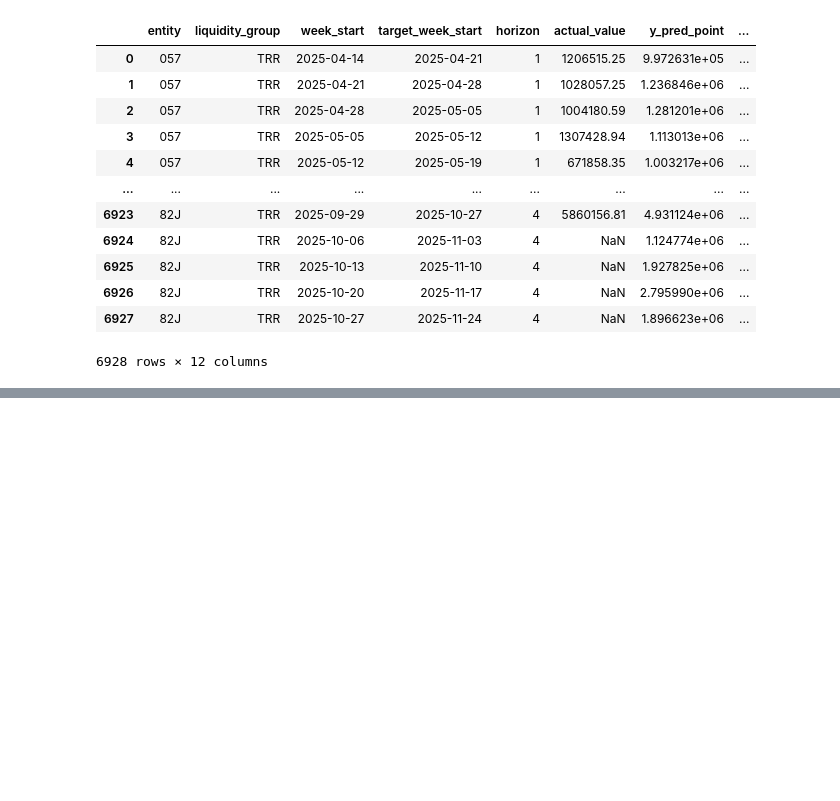
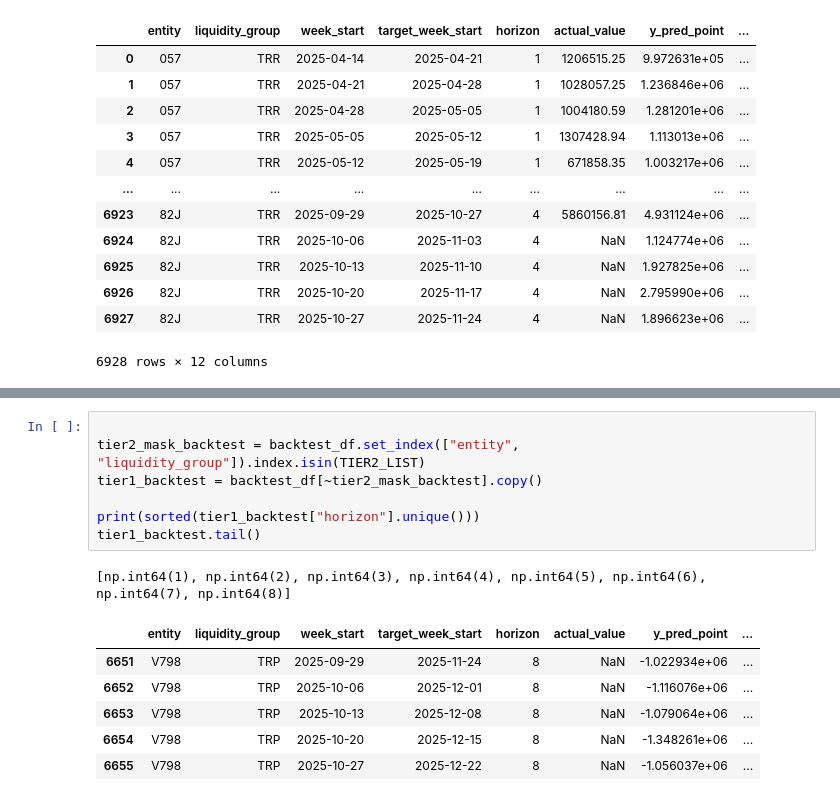
Before and after one commit to porvakanti/hubbleAI, a Jupyter notebook: notebooks/inspect_output.ipynb, the cells around one changed output, grey strips where cells are left out. Drawn from its saved outputs; the diff is of its cells as text; blank space fills up the shorter version.

```diff
--- a/notebooks/inspect_output.ipynb
+++ b/notebooks/inspect_output.ipynb
@@ -51,0 +94,15 @@ backtest_df
+# %%
+
+tier2_mask_backtest = backtest_df.set_index(["entity", "liquidity_group"]).index.isin(TIER2_LIST)
+tier1_backtest = backtest_df[~tier2_mask_backtest].copy()
+
+print(sorted(tier1_backtest["horizon"].unique()))
+tier1_backtest.tail()
+# %% [output]
+[np.int64(1), np.int64(2), np.int64(3), np.int64(4), np.int64(5), np.int64(6), np.int64(7), np.int64(8)]
+|  | entity | liquidity_group | week_start | target_week_start | horizon | actual_value | y_pred_point | ... |
+| 6651 | V798 | TRP | 2025-09-29 | 2025-11-24 | 8 | NaN | -1.022934e+06 | ... |
+| 6652 | V798 | TRP | 2025-10-06 | 2025-12-01 | 8 | NaN | -1.116076e+06 | ... |
+| 6653 | V798 | TRP | 2025-10-13 | 2025-12-08 | 8 | NaN | -1.079064e+06 | ... |
+| 6654 | V798 | TRP | 2025-10-20 | 2025-12-15 | 8 | NaN | -1.348261e+06 | ... |
+| 6655 | V798 | TRP | 2025-10-27 | 2025-12-22 | 8 | NaN | -1.056037e+06 | ... |
```
Also changed, not shown: parts of 5 cells of this notebook.
